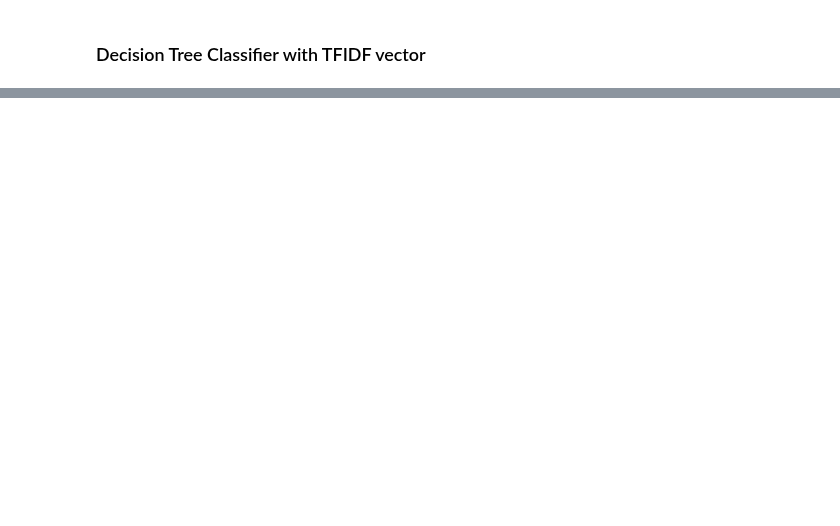
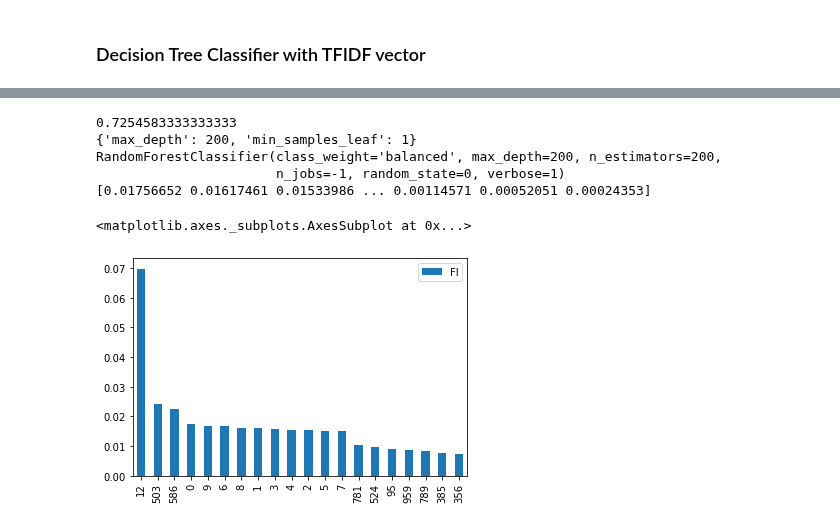
Before and after one commit to brenfrrs/twitter_sentiment_analysis, a Jupyter notebook: modeling_notebook.ipynb, the cells around one changed output, grey strips where cells are left out. Cells and saved outputs as stored; diff of their text form; code cells hidden in the pictures; blank space fills up the shorter version.

```diff
--- a/modeling_notebook.ipynb
+++ b/modeling_notebook.ipynb
@@ -263,0 +365,12 @@ Accuracy for DecisionTree: 0.7826044238114538
+# %%
+%%time
+grid_tree = GridSearchCV(rfc, param_dict, cv=5, scoring="accuracy", verbose=1, n_jobs=-1)
+
+
+grid_tree.fit(X_train_tfidf, y_train_tfidf)
+#rfc.fit(X_train_tfidf, y_train_tfidf)
+
+grid_tree_pred = grid_tree.predict(X_test_tfidf)
+print("Accuracy is:", metrics.accuracy_score(y_test_tfidf, grid_tree_pred))
+print("-"*60)
+print(classification_report(y_test_tfidf, grid_tree_pred))
@@ -263,0 +404,26 @@ Accuracy for DecisionTree: 0.7826044238114538
+# %%
+# @ max depth of 50 = 0.70, 60= 0.71, 80=0.72
+print(grid_tree.best_score_)
+
+print(grid_tree.best_params_)
+
+print(grid_tree.best_estimator_)
+
+print(grid_tree.best_estimator_.feature_importances_)
+# %% [output]
+0.7254583333333333
+{'max_depth': 200, 'min_samples_leaf': 1}
+RandomForestClassifier(class_weight='balanced', max_depth=200, n_estimators=200,
+                       n_jobs=-1, random_state=0, verbose=1)
+[0.01756652 0.01617461 0.01533986 ... 0.00114571 0.00052051 0.00024353]
+# %%
+d = {'Stats':X.columns,'FI':grid_tree.best_estimator_.feature_importances_}
+# %%
+df = pd.DataFrame(d)
+# %%
+df = df.sort_values(by='FI', ascending=0)
+# %%
+df[:20].plot(kind="bar")
+# %% [output]
+<matplotlib.axes._subplots.AxesSubplot at 0x...>
+[figure, added]
```
Also changed, not shown: parts of 53 cells of this notebook.
